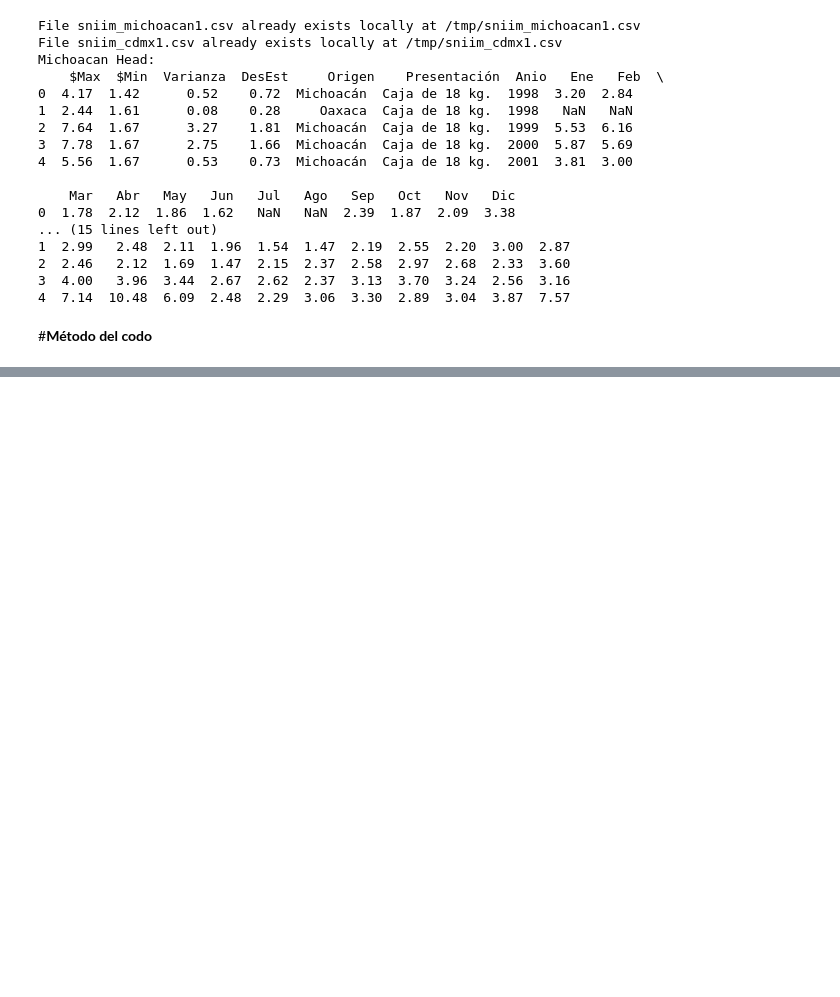
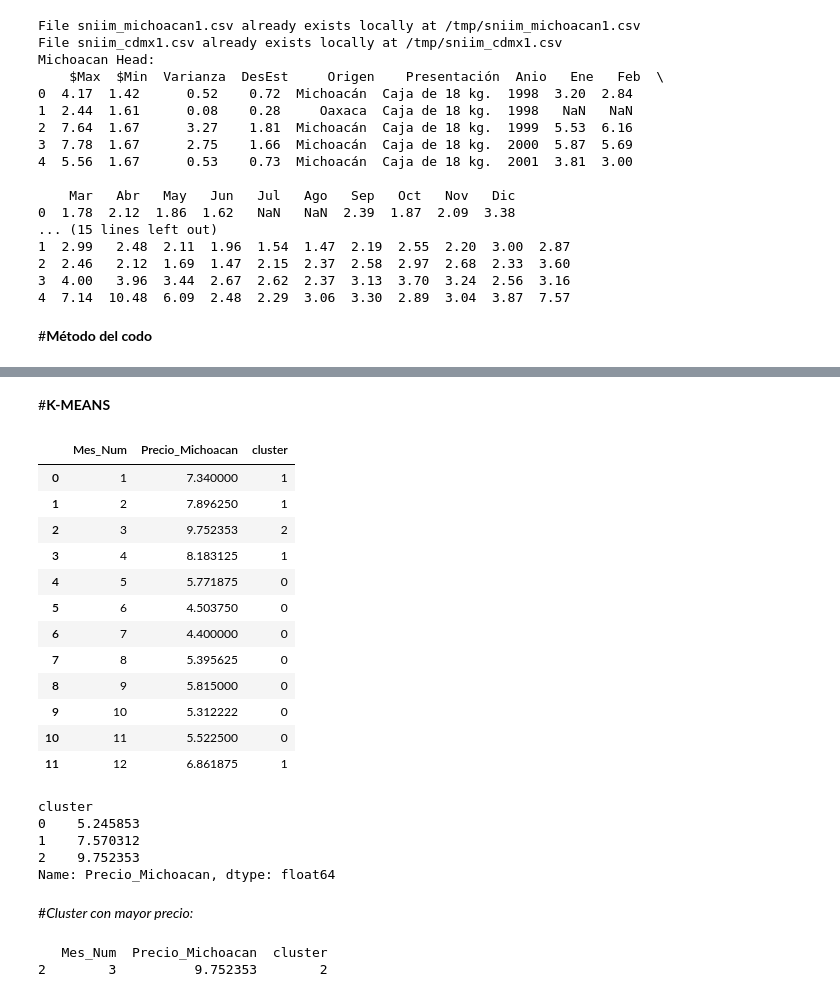
Before and after one commit to allmore0/pp_501, a Jupyter notebook: Proyecto_semestre_5.ipynb, the cells around one changed output, grey strips where cells are left out. Saved outputs shown, nothing was run; the diff lists cells and outputs as text; code cells hidden in the pictures; blank space fills up the shorter version.

```diff
--- a/Proyecto_semestre_5.ipynb
+++ b/Proyecto_semestre_5.ipynb
@@ -1003 +1017,55 @@ plt.show()
 [figure]
+# %% [markdown]
+#**K-MEANS**
+# %%
+kmeans_ventas = KMeans(
+    n_clusters=3,
+    random_state=42,
+    n_init=10
+)
+
+precio_mes["cluster"] = kmeans_ventas.fit_predict(X_scaled)
+
+precio_mes
+# %% [output]
+|  | Mes_Num | Precio_Michoacan | cluster |
+| 0 | 1 | 7.340000 | 1 |
+| 1 | 2 | 7.896250 | 1 |
+| 2 | 3 | 9.752353 | 2 |
+| 3 | 4 | 8.183125 | 1 |
+| 4 | 5 | 5.771875 | 0 |
+| 5 | 6 | 4.503750 | 0 |
+| 6 | 7 | 4.400000 | 0 |
+| 7 | 8 | 5.395625 | 0 |
+| 8 | 9 | 5.815000 | 0 |
+| 9 | 10 | 5.312222 | 0 |
+| 10 | 11 | 5.522500 | 0 |
+| 11 | 12 | 6.861875 | 1 |
+# %%
+##Identificar mejores meses para vender
+promedios = (
+    precio_mes
+    .groupby("cluster")["Precio_Michoacan"]
+    .mean()
+)
+
+print(promedios)
+# %% [output]
+cluster
+0    5.245853
+1    7.570312
+2    9.752353
+Name: Precio_Michoacan, dtype: float64
+# %% [markdown]
+#*Cluster con mayor precio:*
+# %%
+mejor_cluster = promedios.idxmax()
+
+mejores_meses = precio_mes[
+    precio_mes["cluster"] == mejor_cluster
+]
+
+print(mejores_meses)
+# %% [output]
+   Mes_Num  Precio_Michoacan  cluster
+2        3          9.752353        2
```
Also changed, not shown: parts of 2 cells of this notebook.
